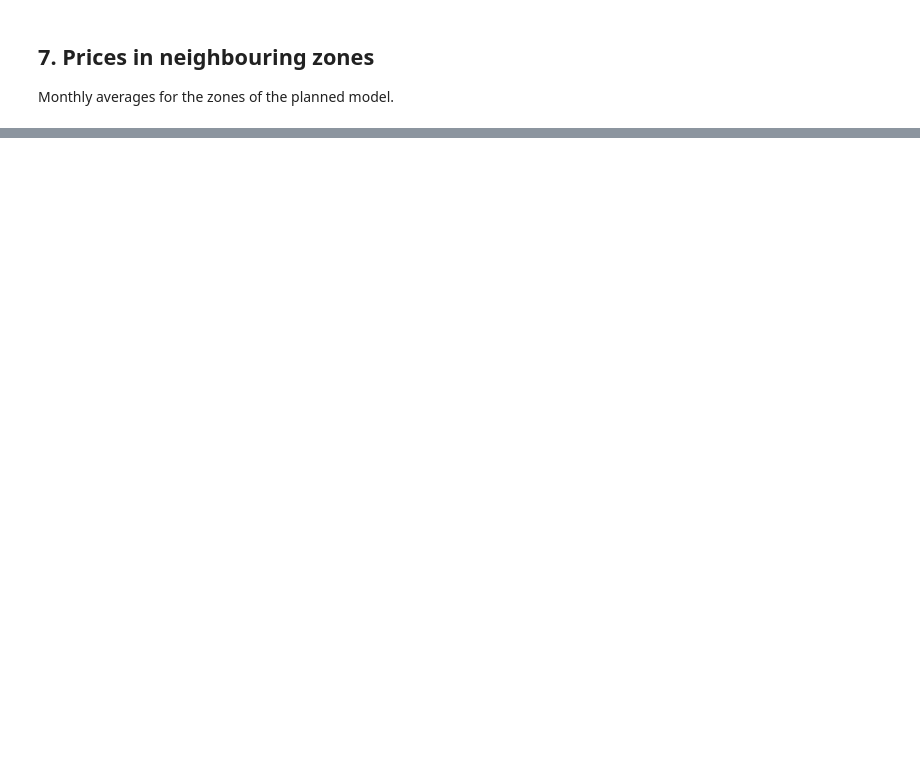
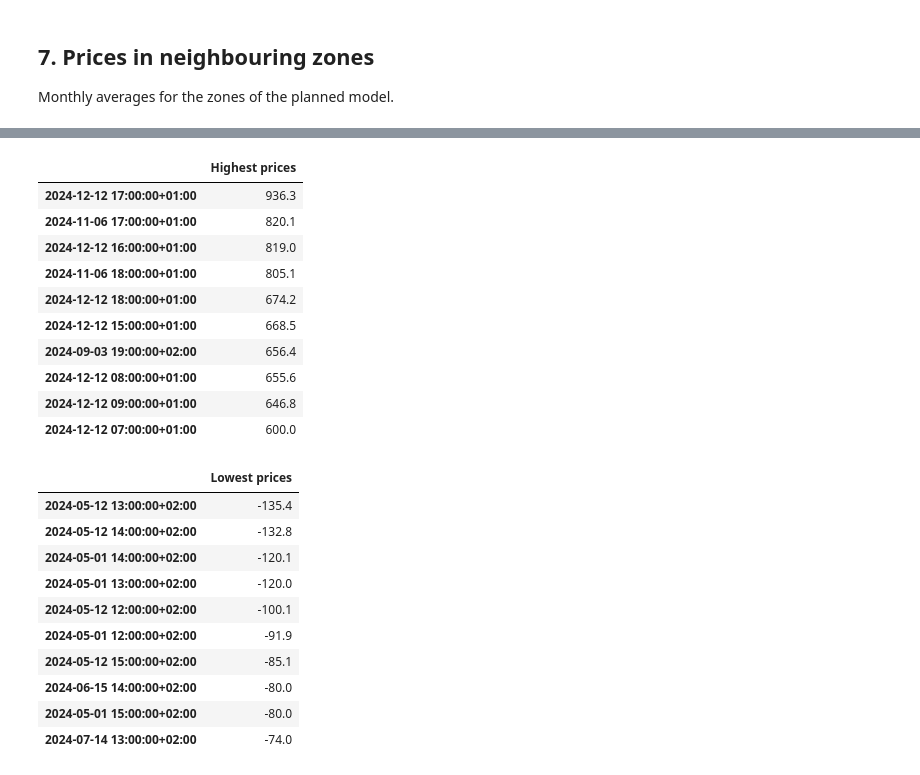
Before and after one commit to aperevertaev/cwe-2030-pypsa, a Jupyter notebook: notebooks/02_entsoe_2024.ipynb, the cells around one changed output, grey strips where cells are left out. Saved outputs shown, nothing was run; the diff lists cells and outputs as text; code cells hidden in the pictures; blank space fills up the shorter version.

```diff
--- a/notebooks/02_entsoe_2024.ipynb
+++ b/notebooks/02_entsoe_2024.ipynb
@@ -129,0 +195,32 @@ prices.mean().sort_values().round(1).to_frame("Average price 2024 (EUR/MWh)")
+# %%
+top = pd.DataFrame({
+    "Highest prices": prices_de.nlargest(10).round(1),
+})
+bottom = pd.DataFrame({
+    "Lowest prices": prices_de.nsmallest(10).round(1),
+})
+display(top)
+display(bottom)
+# %% [output]
+|  | Highest prices |
+| 2024-12-12 17:00:00+01:00 | 936.3 |
+| 2024-11-06 17:00:00+01:00 | 820.1 |
+| 2024-12-12 16:00:00+01:00 | 819.0 |
+| 2024-11-06 18:00:00+01:00 | 805.1 |
+| 2024-12-12 18:00:00+01:00 | 674.2 |
+| 2024-12-12 15:00:00+01:00 | 668.5 |
+| 2024-09-03 19:00:00+02:00 | 656.4 |
+| 2024-12-12 08:00:00+01:00 | 655.6 |
+| 2024-12-12 09:00:00+01:00 | 646.8 |
+| 2024-12-12 07:00:00+01:00 | 600.0 |
+|  | Lowest prices |
+| 2024-05-12 13:00:00+02:00 | -135.4 |
+| 2024-05-12 14:00:00+02:00 | -132.8 |
+| 2024-05-01 14:00:00+02:00 | -120.1 |
+| 2024-05-01 13:00:00+02:00 | -120.0 |
+| 2024-05-12 12:00:00+02:00 | -100.1 |
+| 2024-05-01 12:00:00+02:00 | -91.9 |
+| 2024-05-12 15:00:00+02:00 | -85.1 |
+| 2024-06-15 14:00:00+02:00 | -80.0 |
+| 2024-05-01 15:00:00+02:00 | -80.0 |
+| 2024-07-14 13:00:00+02:00 | -74.0 |
```
Also changed, not shown: parts of 13 cells of this notebook.
